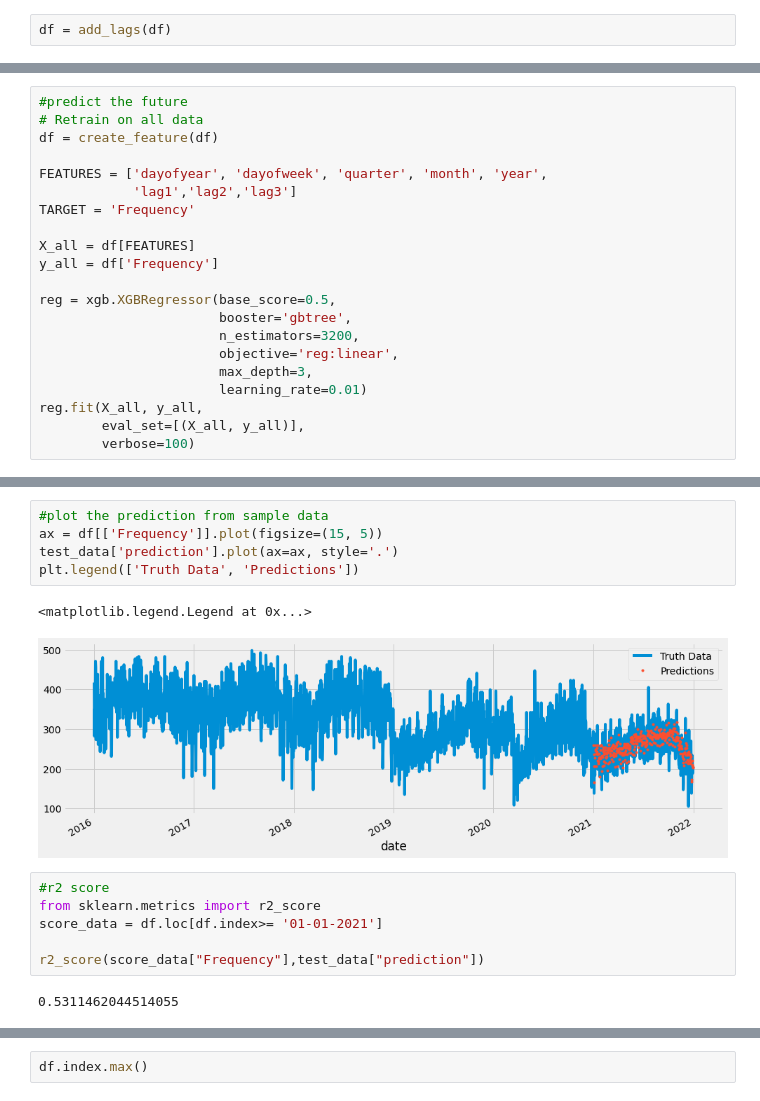
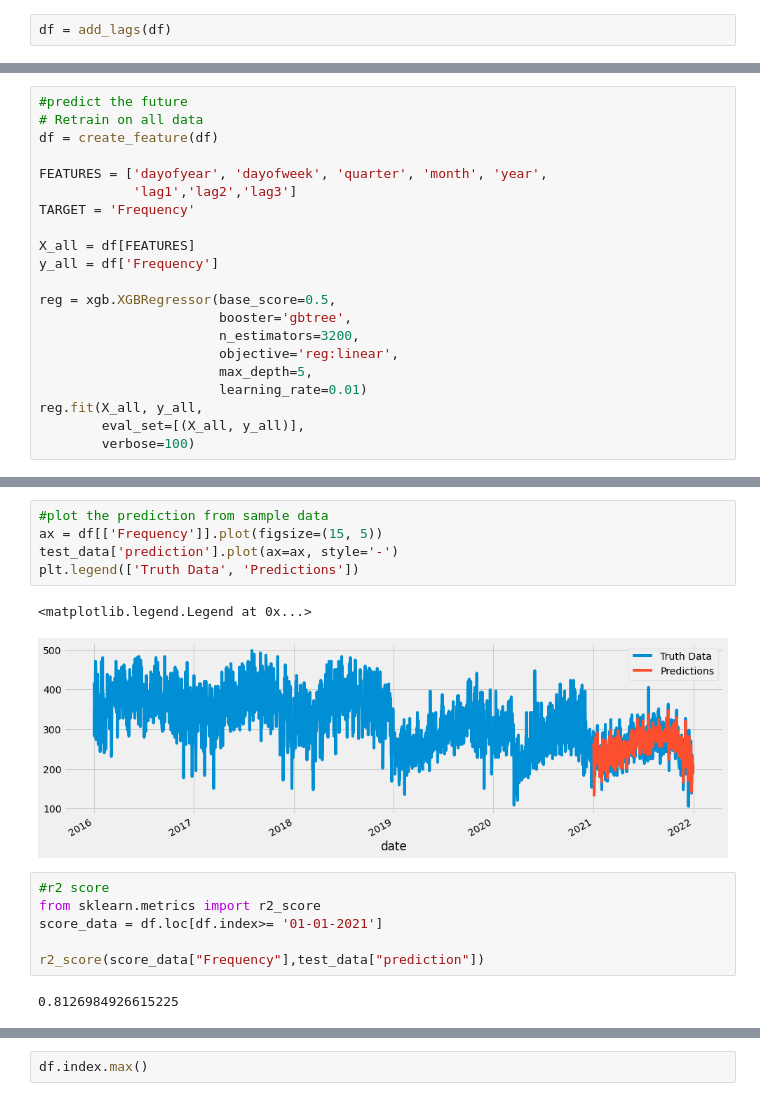
Before and after one commit to hunterkillera/DA200-Project, a Jupyter notebook: xgboost-cv.ipynb, the cells around one changed output, grey strips where cells are left out. Drawn from its saved outputs; the diff is of its cells as text.

```diff
--- a/xgboost-cv.ipynb
+++ b/xgboost-cv.ipynb
@@ -295,7 +295,7 @@ reg = xgb.XGBRegressor(base_score=0.5,
                        booster='gbtree',
                        n_estimators=3200,
                        objective='reg:linear',
-                       max_depth=3,
+                       max_depth=5,
                        learning_rate=0.01)
 reg.fit(X_all, y_all,
         eval_set=[(X_all, y_all)],
@@ -359,11 +359,11 @@ See the caveats in the documentation: https://pandas.pydata.org/pandas-docs/stab
 # %%
 #plot the prediction from sample data
 ax = df[['Frequency']].plot(figsize=(15, 5))
-test_data['prediction'].plot(ax=ax, style='.')
+test_data['prediction'].plot(ax=ax, style='-')
 plt.legend(['Truth Data', 'Predictions'])
 # %% [output]
 <matplotlib.legend.Legend at 0x...>
-[figure, old version]
+[figure, new version]
 # %%
 #r2 score
 from sklearn.metrics import r2_score
@@ -371,4 +371,4 @@ score_data = df.loc[df.index>= '01-01-2021']
 
 r2_score(score_data["Frequency"],test_data["prediction"])
 # %% [output]
-0.5311462044514055
+0.8126984926615225
```
Also changed, not shown: parts of 15 cells of this notebook.
